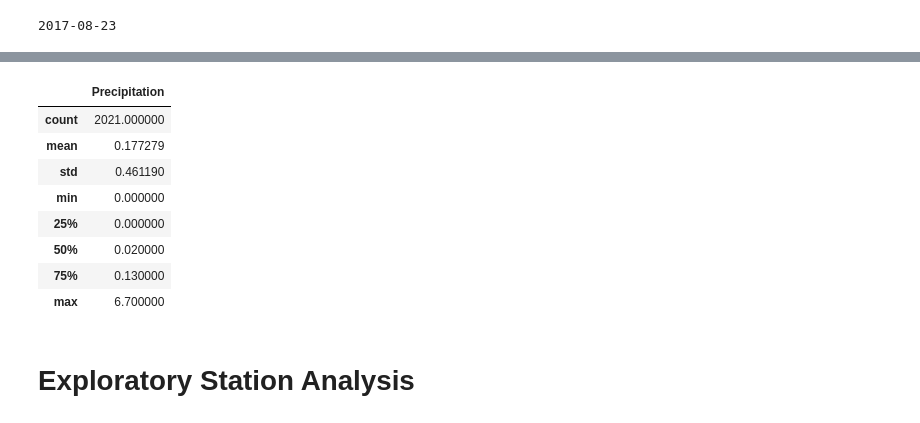
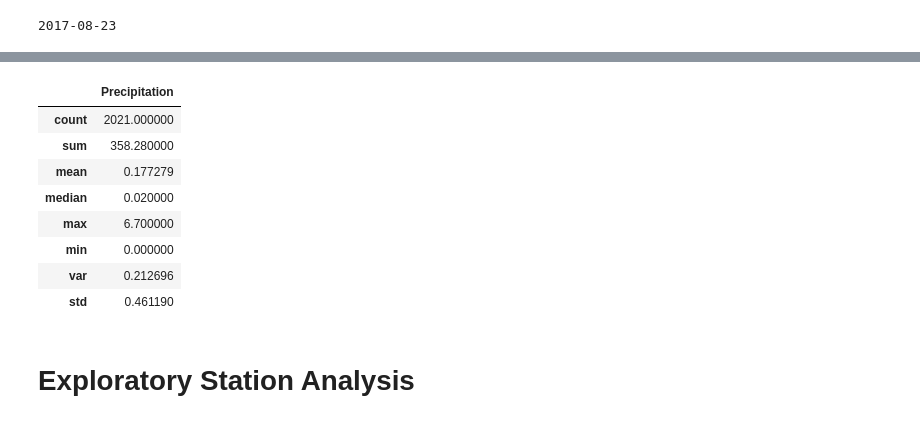
Before and after one commit to andcetera/sqlalchemy-challenge, a Jupyter notebook: climate_info.ipynb, the cells around one changed output, grey strips where cells are left out. Cells and saved outputs as stored; diff of their text form; code cells hidden in the pictures.

```diff
--- a/climate_starter.ipynb
+++ b/climate_info.ipynb
@@ -121,16 +118,16 @@ plt.show()
 # %%
 # Use Pandas to calcualte the summary statistics for the precipitation data
-prcp.describe()
+prcp.agg({"Precipitation":['count', 'sum', 'mean', 'median', 'max', 'min', 'var', 'std']})
 # %% [output]
 |  | Precipitation |
 | count | 2021.000000 |
+| sum | 358.280000 |
 | mean | 0.177279 |
+| median | 0.020000 |
+| max | 6.700000 |
+| min | 0.000000 |
+| var | 0.212696 |
 | std | 0.461190 |
-| min | 0.000000 |
-| 25% | 0.000000 |
-| 50% | 0.020000 |
-| 75% | 0.130000 |
-| max | 6.700000 |
 # %% [markdown]
 # Exploratory Station Analysis
 # %%
```
Also changed, not shown: parts of 8 cells of this notebook.
